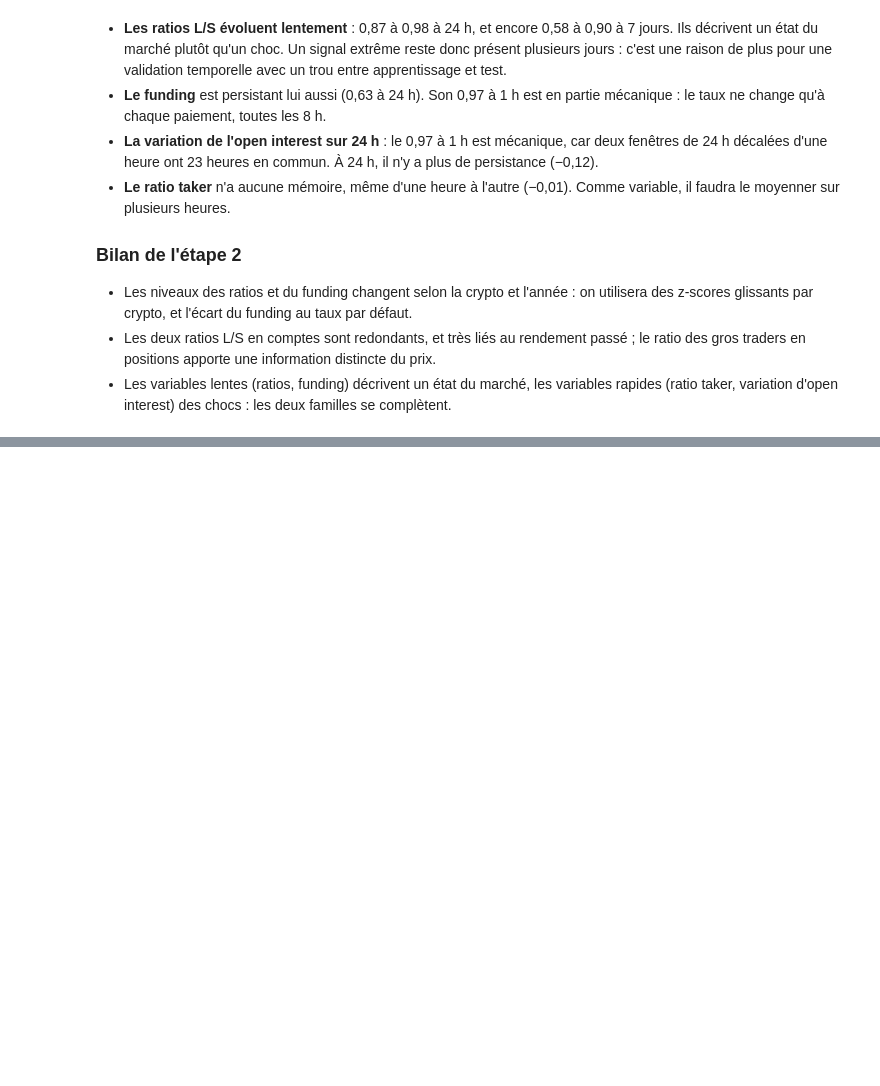
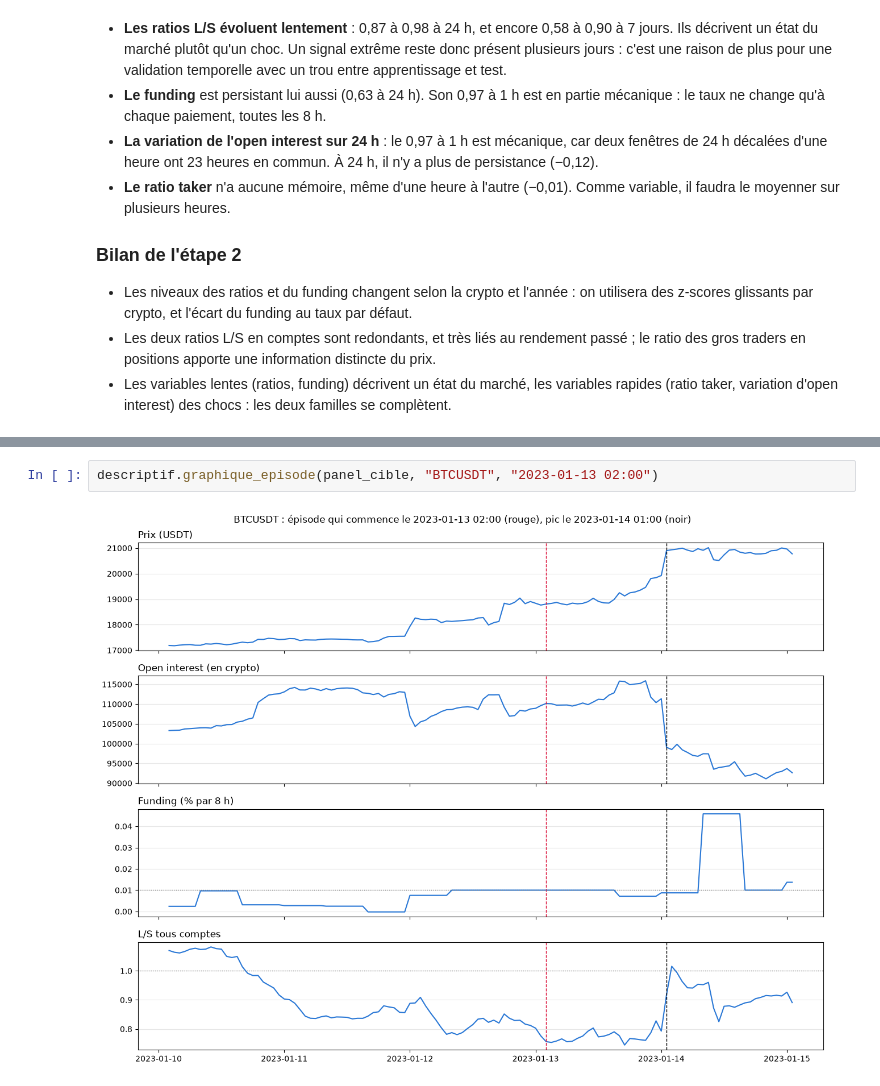
Before and after one commit to Ethanyounes/Ensae-Data-Science, a Jupyter notebook: rapport.ipynb, the cells around one changed output, grey strips where cells are left out. Saved outputs shown, nothing was run; the diff lists cells and outputs as text; blank space fills up the shorter version.

```diff
--- a/rapport.ipynb
+++ b/rapport.ipynb
@@ -281,0 +434,4 @@ descriptif.persistance(variables).round(2)
+# %%
+descriptif.graphique_episode(panel_cible, "BTCUSDT", "2023-01-13 02:00")
+# %% [output]
+[figure, added]
```
Also changed, not shown: parts of 21 cells of this notebook, 2 other files.
